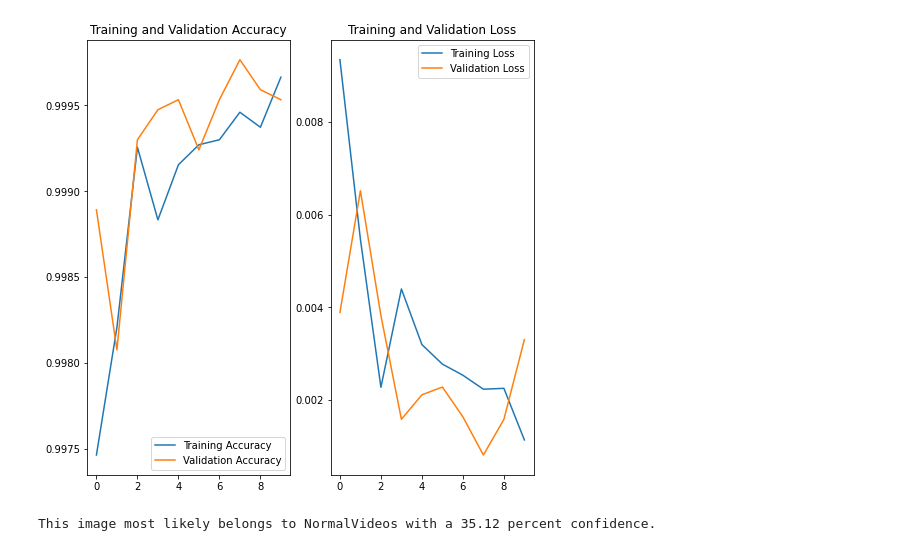
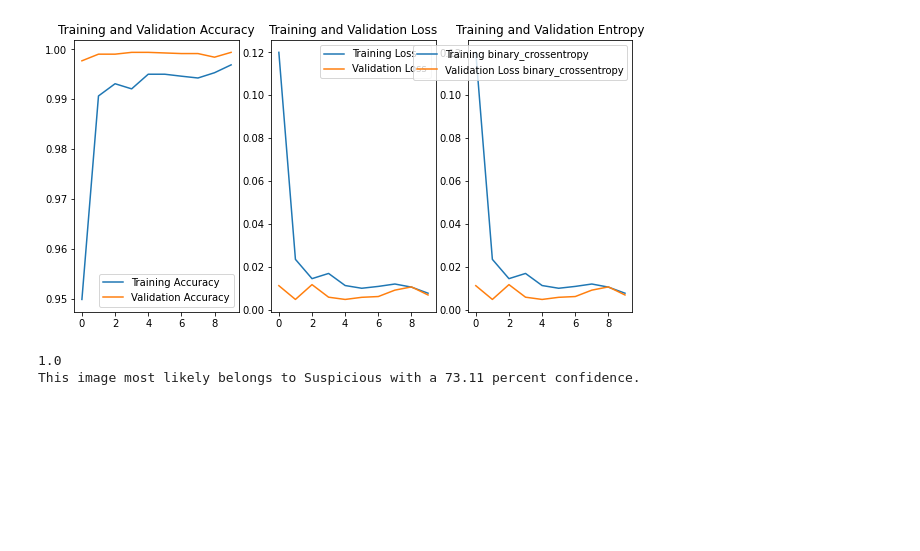
Before and after one commit to bilal1031/fyp-2, a Jupyter notebook: Training_Code/TFTrain.ipynb, the cells around one changed output. Saved outputs shown, nothing was run; the diff lists cells and outputs as text; code cells hidden in the pictures; blank space fills up the shorter version.

Commit message:
model updated

```diff
--- a/Training_Code/TFTrain.ipynb
+++ b/Training_Code/TFTrain.ipynb
@@ -11,5 +15,5 @@ from tensorflow.keras.models import Sequential
 # %%
-path = "./Dataset"
+path = "../Dataset/BinDataset"
 batch_size = 32
 img_height = 64
 img_width = 64
@@ -85,14 +90,25 @@ model = Sequential([
   layers.MaxPooling2D(),
   layers.Conv2D(64, 3, padding='same', activation='relu'),
   layers.MaxPooling2D(),
+
   layers.Flatten(),
-  layers.Dense(128, activation='relu'),
-  layers.Dense(num_classes,activation='softmax')
+  layers.Dense(16, activation='relu'),
+  layers.Dropout(0.2),
+  layers.Dense(16, activation='relu'),
+  layers.Dropout(0.2),
+  # layers.Dense(32, activation='relu'),
+  # layers.Dropout(0.2),
+  # layers.Dense(num_classes,activation='relu'),
+  layers.Dense(1,activation='sigmoid')
 ])
 # %%
+# model.compile(optimizer='adam',
+#               loss=keras.losses.binary_crossentropy,
+#               metrics=['accuracy'])
 model.compile(optimizer='adam',
-              loss=tf.keras.losses.SparseCategoricalCrossentropy(from_logits=True),
-              metrics=['accuracy'])
+              loss='binary_crossentropy',
+              metrics=['binary_crossentropy','accuracy']
+              )
 # %%
 model.summary()
 # %% [output]
@@ -118,7 +134,9 @@ epochs=10
 history = model.fit(
   train_ds,
   validation_data=val_ds,
-  epochs=epochs
+  shuffle=True,
+  epochs=epochs,
+  use_multiprocessing=True
 )
 # %% [output]
 Epoch 1/10
@@ -144,29 +162,46 @@ Epoch 10/10
 # %%
 acc = history.history['accuracy']
 val_acc = history.history['val_accuracy']
 
 loss = history.history['loss']
 val_loss = history.history['val_loss']
 
+binary_crossentropy = history.history['binary_crossentropy']
+val_binary_crossentropy = history.history['val_binary_crossentropy']
+
 epochs_range = range(epochs)
 
-plt.figure(figsize=(8, 8))
-plt.subplot(1, 2, 1)
+plt.figure(figsize=(10, 5))
+plt.subplot(1, 3, 1)
 plt.plot(epochs_range, acc, label='Training Accuracy')
 plt.plot(epochs_range, val_acc, label='Validation Accuracy')
 plt.legend(loc='lower right')
 plt.title('Training and Validation Accuracy')
 
-plt.subplot(1, 2, 2)
+plt.subplot(1, 3, 2)
 plt.plot(epochs_range, loss, label='Training Loss')
 plt.plot(epochs_range, val_loss, label='Validation Loss')
 plt.legend(loc='upper right')
 plt.title('Training and Validation Loss')
+
+plt.subplot(1, 3, 3)
+plt.plot(epochs_range, binary_crossentropy, label='Training binary_crossentropy')
+plt.plot(epochs_range, val_binary_crossentropy, label='Validation Loss binary_crossentropy')
+plt.legend(loc='upper right')
+plt.title('Training and Validation Entropy')
+
+
+
+
+
 plt.show()
 # %% [output]
-[figure, old version]
+[figure, new version]
 # %%
-test_image_path = "./mtext.jpg"
+test_image_path =  "../Dataset\BinDataset\Suspicious\Assault006_x264_80.png"
+# "../Dataset/BinDataset/NotSuspicious/Normal_Videos_944_x264_7110.png"
+# "../testing_data/mtext.jpg"
+
 img = tf.keras.utils.load_img(
     test_image_path, target_size=(img_height, img_width)
 )
@@ -174,14 +209,19 @@ img_array = tf.keras.utils.img_to_array(img)
 img_array = tf.expand_dims(img_array, 0) # Create a batch
 
 predictions = model.predict(img_array)
-score = tf.nn.softmax(predictions[0])
+classes = predictions.argmax(axis=-1)
+score = tf.nn.sigmoid(predictions[0])
+
+print(predictions[0][0])
+class_index = predictions[0][0] > 0.5 and 1 or 0
 
 print(
     "This image most likely belongs to {} with a {:.2f} percent confidence."
-    .format(class_names[np.argmax(score)], 100 * np.max(score))
+    .format(class_names[class_index], 100 * np.max(score))
 )
 # %% [output]
-This image most likely belongs to NormalVideos with a 35.12 percent confidence.
+1.0
+This image most likely belongs to Suspicious with a 73.11 percent confidence.
 # %%
 # Save the entire model to a HDF5 file.
 # The '.h5' extension indicates that the model should be saved to HDF5.
```
Also changed, not shown: parts of 13 cells of this notebook, 3 other files.
